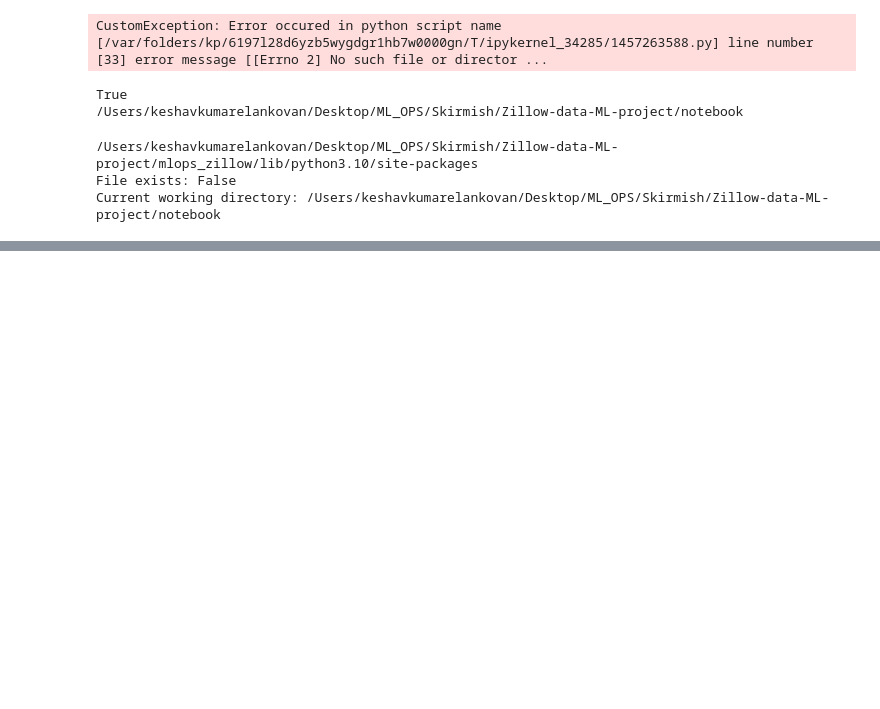
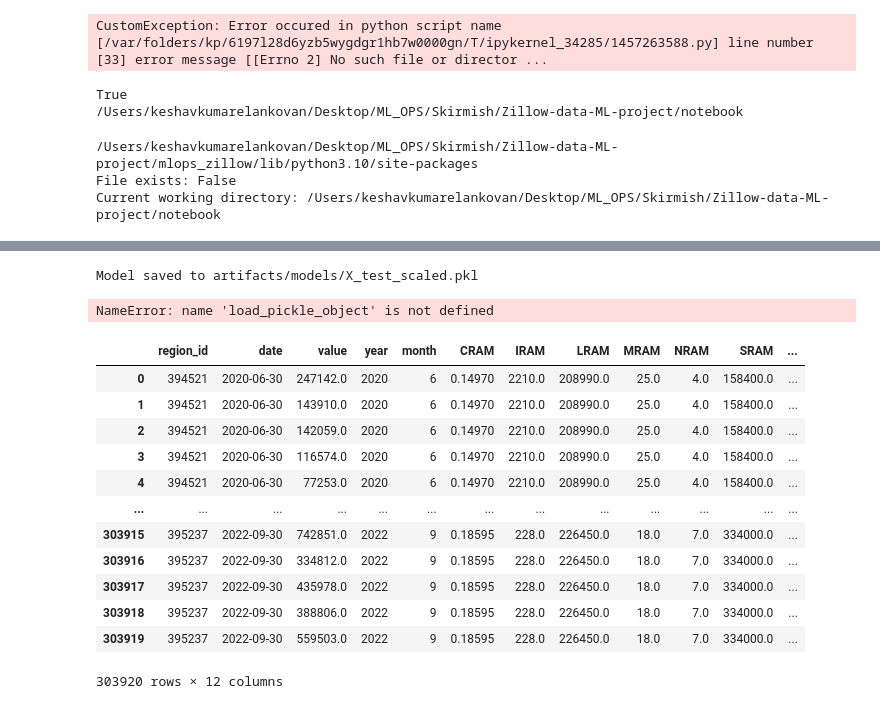
Before and after one commit to MurariHarish/Zillow-data-ML-project, a Jupyter notebook: notebook/02_data_preprocessing.ipynb, the cells around one changed output, grey strips where cells are left out. Drawn from its saved outputs; the diff is of its cells as text; code cells hidden in the pictures; blank space fills up the shorter version.

```diff
--- a/notebook/02_data_preprocessing.ipynb
+++ b/notebook/02_data_preprocessing.ipynb
@@ -169,0 +307,24 @@ Current working directory: /Users/keshavkumarelankovan/Desktop/ML_OPS/Skirmish/Z
+# %%
+save_object_to_pickle( X_test_scaled, "models", "X_test_scaled.pkl")
+# %% [output]
+Model saved to artifacts/models/X_test_scaled.pkl
+# %%
+load_pickle_object("models", "X_test_scaled.pkl")
+# %% [output]
+NameError: name 'load_pickle_object' is not defined
+# %%
+df
+# %% [output]
+|  | region_id | date | value | year | month | CRAM | IRAM | LRAM | MRAM | NRAM | SRAM | ... |
+| 0 | 394521 | 2020-06-30 | 247142.0 | 2020 | 6 | 0.14970 | 2210.0 | 208990.0 | 25.0 | 4.0 | 158400.0 | ... |
+| 1 | 394521 | 2020-06-30 | 143910.0 | 2020 | 6 | 0.14970 | 2210.0 | 208990.0 | 25.0 | 4.0 | 158400.0 | ... |
+| 2 | 394521 | 2020-06-30 | 142059.0 | 2020 | 6 | 0.14970 | 2210.0 | 208990.0 | 25.0 | 4.0 | 158400.0 | ... |
+| 3 | 394521 | 2020-06-30 | 116574.0 | 2020 | 6 | 0.14970 | 2210.0 | 208990.0 | 25.0 | 4.0 | 158400.0 | ... |
+| 4 | 394521 | 2020-06-30 | 77253.0 | 2020 | 6 | 0.14970 | 2210.0 | 208990.0 | 25.0 | 4.0 | 158400.0 | ... |
+| ... | ... | ... | ... | ... | ... | ... | ... | ... | ... | ... | ... | ... |
+| 303915 | 395237 | 2022-09-30 | 742851.0 | 2022 | 9 | 0.18595 | 228.0 | 226450.0 | 18.0 | 7.0 | 334000.0 | ... |
+| 303916 | 395237 | 2022-09-30 | 334812.0 | 2022 | 9 | 0.18595 | 228.0 | 226450.0 | 18.0 | 7.0 | 334000.0 | ... |
+| 303917 | 395237 | 2022-09-30 | 435978.0 | 2022 | 9 | 0.18595 | 228.0 | 226450.0 | 18.0 | 7.0 | 334000.0 | ... |
+| 303918 | 395237 | 2022-09-30 | 388806.0 | 2022 | 9 | 0.18595 | 228.0 | 226450.0 | 18.0 | 7.0 | 334000.0 | ... |
+| 303919 | 395237 | 2022-09-30 | 559503.0 | 2022 | 9 | 0.18595 | 228.0 | 226450.0 | 18.0 | 7.0 | 334000.0 | ... |
+303920 rows × 12 columns
```
Also changed, not shown: parts of 11 cells of this notebook, 14 other files.
